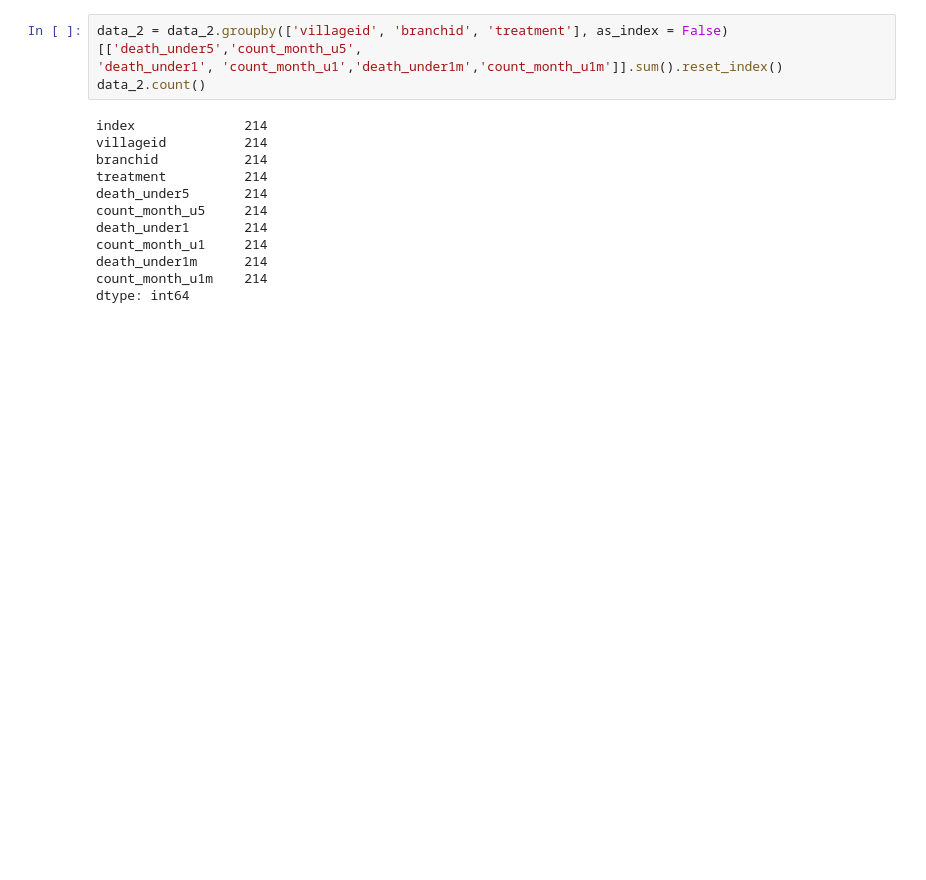
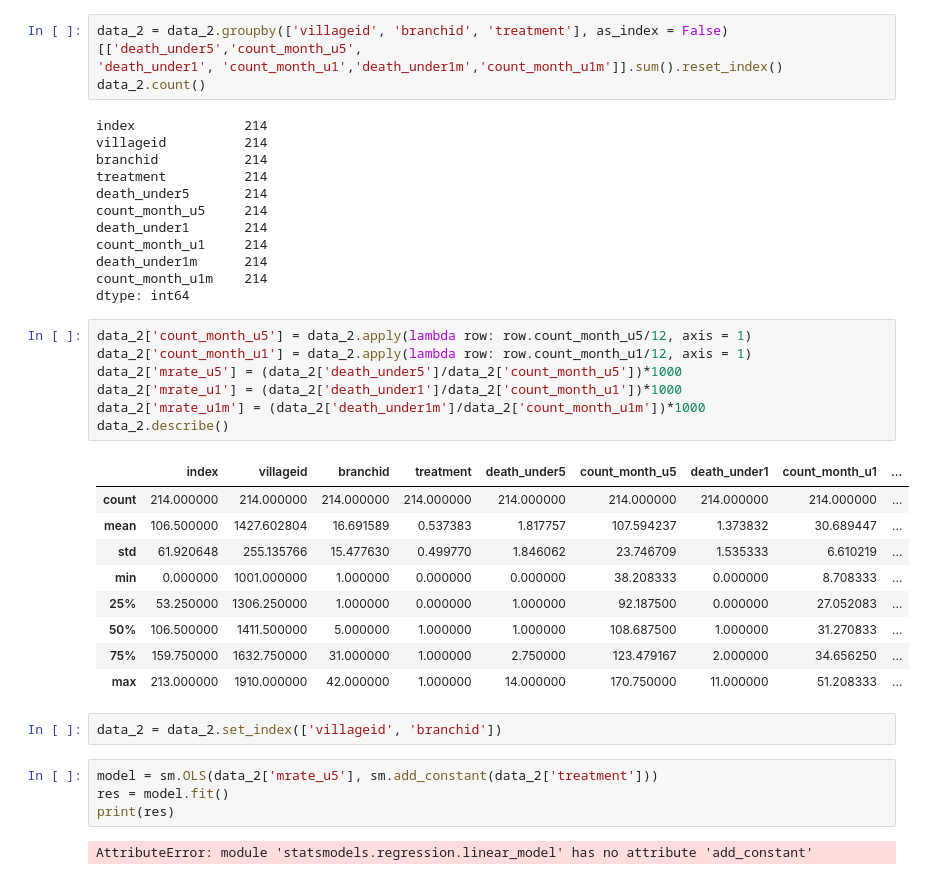
Before and after one commit to madinajapakhova/Project-replication, a Jupyter notebook: MJapakhova project(replication).ipynb, the cells around one changed output. Drawn from its saved outputs; the diff is of its cells as text; blank space fills up the shorter version.

```diff
--- a/MJapakhova project(replication).ipynb
+++ b/MJapakhova project(replication).ipynb
@@ -172,3 +165,28 @@ count_month_u1     214
 death_under1m      214
 count_month_u1m    214
 dtype: int64
+# %%
+data_2['count_month_u5'] = data_2.apply(lambda row: row.count_month_u5/12, axis = 1)
+data_2['count_month_u1'] = data_2.apply(lambda row: row.count_month_u1/12, axis = 1)
+data_2['mrate_u5'] = (data_2['death_under5']/data_2['count_month_u5'])*1000
+data_2['mrate_u1'] = (data_2['death_under1']/data_2['count_month_u1'])*1000
+data_2['mrate_u1m'] = (data_2['death_under1m']/data_2['count_month_u1m'])*1000
+data_2.describe()
+# %% [output]
+|  | index | villageid | branchid | treatment | death_under5 | count_month_u5 | death_under1 | count_month_u1 | ... |
+| count | 214.000000 | 214.000000 | 214.000000 | 214.000000 | 214.000000 | 214.000000 | 214.000000 | 214.000000 | ... |
+| mean | 106.500000 | 1427.602804 | 16.691589 | 0.537383 | 1.817757 | 107.594237 | 1.373832 | 30.689447 | ... |
+| std | 61.920648 | 255.135766 | 15.477630 | 0.499770 | 1.846062 | 23.746709 | 1.535333 | 6.610219 | ... |
+| min | 0.000000 | 1001.000000 | 1.000000 | 0.000000 | 0.000000 | 38.208333 | 0.000000 | 8.708333 | ... |
+| 25% | 53.250000 | 1306.250000 | 1.000000 | 0.000000 | 1.000000 | 92.187500 | 0.000000 | 27.052083 | ... |
+| 50% | 106.500000 | 1411.500000 | 5.000000 | 1.000000 | 1.000000 | 108.687500 | 1.000000 | 31.270833 | ... |
+| 75% | 159.750000 | 1632.750000 | 31.000000 | 1.000000 | 2.750000 | 123.479167 | 2.000000 | 34.656250 | ... |
+| max | 213.000000 | 1910.000000 | 42.000000 | 1.000000 | 14.000000 | 170.750000 | 11.000000 | 51.208333 | ... |
+# %%
+data_2 = data_2.set_index(['villageid', 'branchid'])
+# %%
+model = sm.OLS(data_2['mrate_u5'], sm.add_constant(data_2['treatment']))
+res = model.fit()
+print(res)
+# %% [output]
+AttributeError: module 'statsmodels.regression.linear_model' has no attribute 'add_constant'
```
Also changed, not shown: parts of 6 cells of this notebook.
